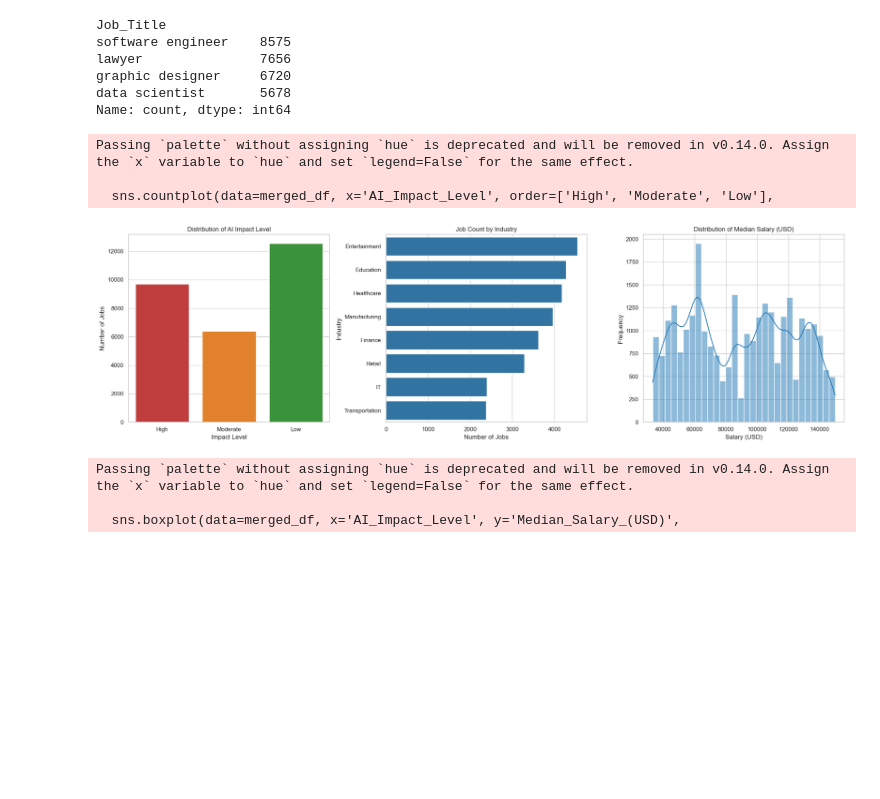
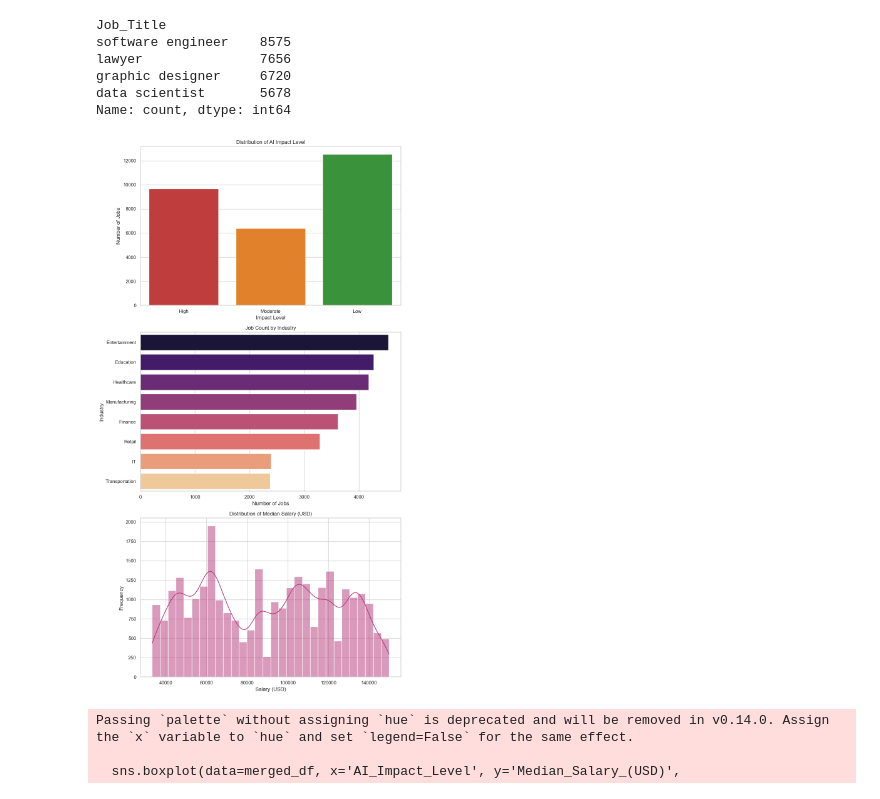
Before and after one commit to abanoubdev/tech-industry-job-openings-ironhack, a Jupyter notebook: Notebooks/datasets_eda.ipynb, the cells around one changed output. Cells and saved outputs as stored; diff of their text form; code cells hidden in the pictures; blank space fills up the shorter version.

```diff
--- a/Notebooks/datasets_eda.ipynb
+++ b/Notebooks/datasets_eda.ipynb
@@ -210,35 +210,32 @@ impact_colors = {'High': '#d62728', 'Moderate': '#ff7f0e', 'Low': '#2ca02c'}
 # %%
 sns.set_theme(style="whitegrid")
 
 impact_colors = {'High': '#d62728', 'Moderate': '#ff7f0e', 'Low': '#2ca02c'}
 
-fig, axes = plt.subplots(1, 3, figsize=(20, 6))
+fig, axes = plt.subplots(3, 1, figsize=(10, 18))
 
 sns.countplot(data=merged_df, x='AI_Impact_Level', order=['High', 'Moderate', 'Low'],
-              palette=impact_colors, ax=axes[0])
+              palette=impact_colors, hue='AI_Impact_Level', legend=False, ax=axes[0])
 axes[0].set_title('Distribution of AI Impact Level')
 axes[0].set_ylabel('Number of Jobs')
 axes[0].set_xlabel('Impact Level')
 
 sns.countplot(data=merged_df, y='Industry', order=merged_df['Industry'].value_counts().index,
-              color='#1f77b4', ax=axes[1])
+              palette='magma', hue='Industry', hue_order=merged_df['Industry'].value_counts().index, legend=False, ax=axes[1])
 axes[1].set_title('Job Count by Industry')
 axes[1].set_ylabel('Industry')
 axes[1].set_xlabel('Number of Jobs')
 
 sns.histplot(data=merged_df, x='Median_Salary_(USD)', bins=30, kde=True,
-             ax=axes[2], color='#1f77b4')
+             ax=axes[2], color='#b5367a')
 axes[2].set_title('Distribution of Median Salary (USD)')
 axes[2].set_xlabel('Salary (USD)')
 axes[2].set_ylabel('Frequency')
 
 plt.tight_layout()
 plt.show()
 # %% [output]
-Passing `palette` without assigning `hue` is deprecated and will be removed in v0.14.0. Assign the `x` variable to `hue` and set `legend=False` for the same effect.
-
-  sns.countplot(data=merged_df, x='AI_Impact_Level', order=['High', 'Moderate', 'Low'],
-[figure, old version]
+[figure, new version]
 # %%
 fig, axes = plt.subplots(3, 1, figsize=(14, 18))
 
```
Also changed, not shown: 4 other files.
